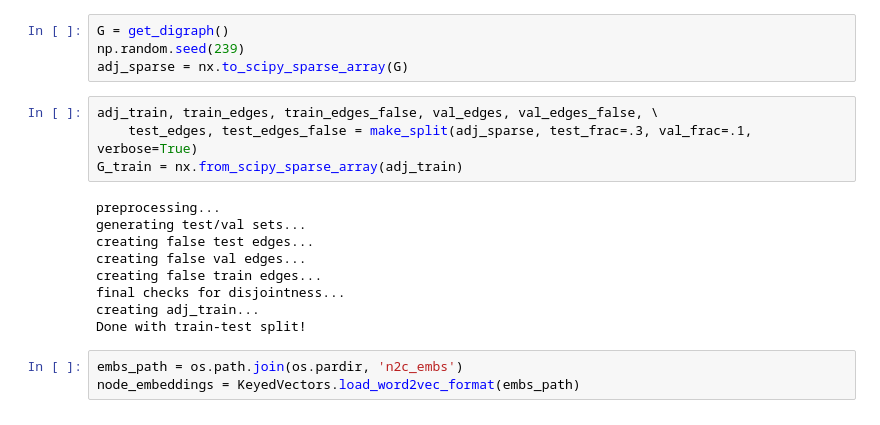
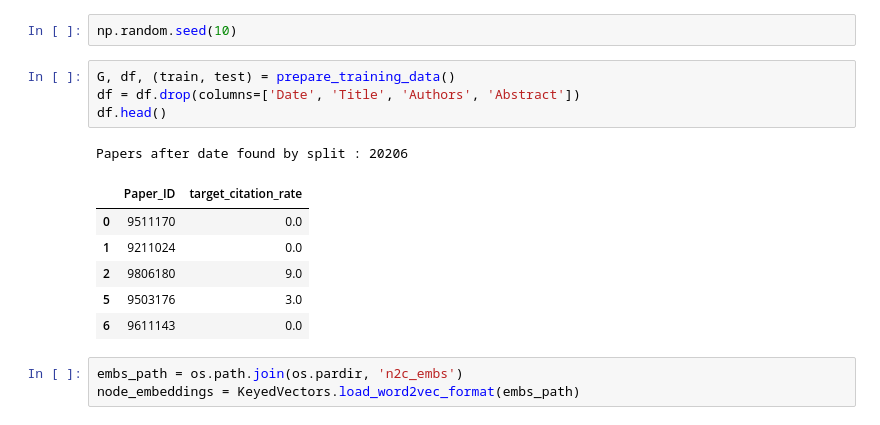
Before and after one commit to ArtemCh101/hse-sna-project, a Jupyter notebook: notebooks/node2vec.ipynb, the cells around one changed output. Cells and saved outputs as stored; diff of their text form.

```diff
--- a/notebooks/node2vec.ipynb
+++ b/notebooks/node2vec.ipynb
@@ -23,20 +10,17 @@ def get_edge_embeddings(edge_list, embeddings):
-# %%
-G = get_digraph()
-np.random.seed(239)
-adj_sparse = nx.to_scipy_sparse_array(G)
-# %%
-adj_train, train_edges, train_edges_false, val_edges, val_edges_false, \
-    test_edges, test_edges_false = make_split(adj_sparse, test_frac=.3, val_frac=.1, verbose=True)
-G_train = nx.from_scipy_sparse_array(adj_train)
-# %% [output]
-preprocessing...
-generating test/val sets...
-creating false test edges...
-creating false val edges...
-creating false train edges...
-final checks for disjointness...
-creating adj_train...
-Done with train-test split!
+# %%
+np.random.seed(10)
+# %%
+G, df, (train, test) = prepare_training_data()
+df = df.drop(columns=['Date', 'Title', 'Authors', 'Abstract'])
+df.head()
+# %% [output]
+Papers after date found by split : 20206
+|  | Paper_ID | target_citation_rate |
+| 0 | 9511170 | 0.0 |
+| 1 | 9211024 | 0.0 |
+| 2 | 9806180 | 9.0 |
+| 5 | 9503176 | 3.0 |
+| 6 | 9611143 | 0.0 |
 # %%
 embs_path = os.path.join(os.pardir, 'n2c_embs')
 node_embeddings = KeyedVectors.load_word2vec_format(embs_path)
```
Also changed, not shown: parts of 12 cells of this notebook, 3 other files.
